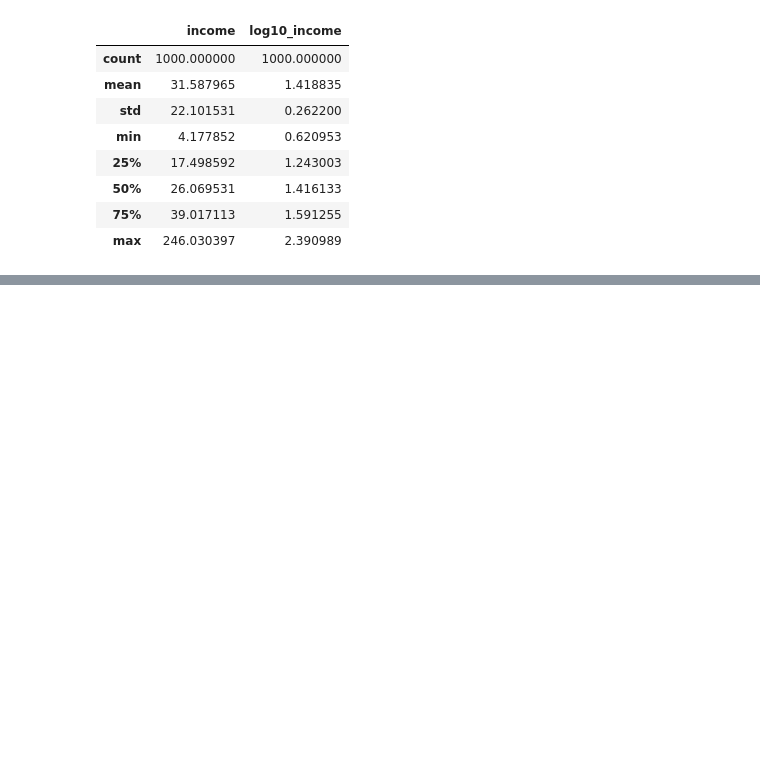
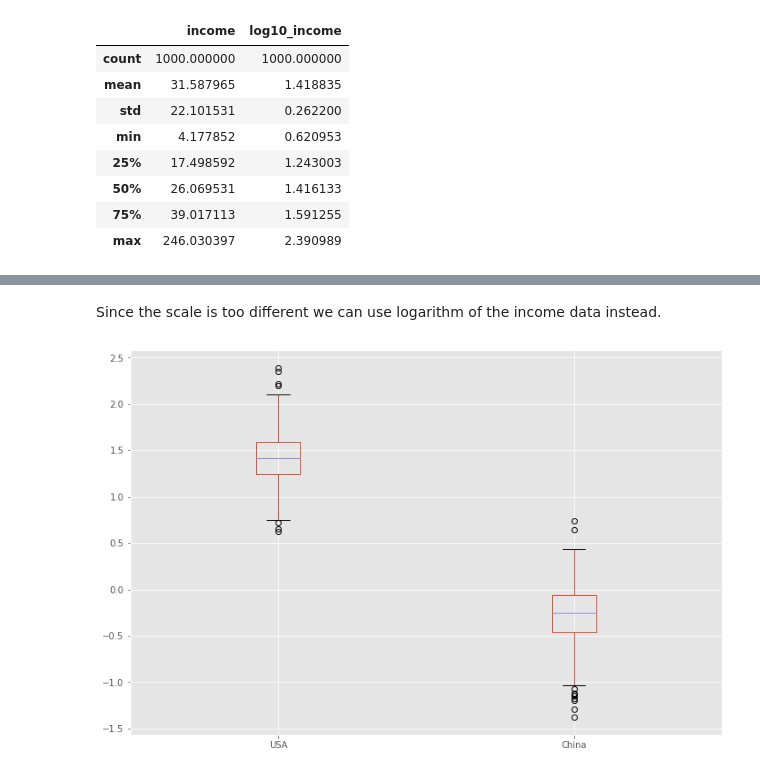
Before and after one commit to olgarozhdestvina/Data-Science-and-Machine-Learning, a Jupyter notebook: Data visualization/Income.ipynb, the cells around one changed output, grey strips where cells are left out. Saved outputs shown, nothing was run; the diff lists cells and outputs as text; code cells hidden in the pictures; blank space fills up the shorter version.

```diff
--- a/Data visualization/Income.ipynb
+++ b/Data visualization/Income.ipynb
@@ -142,0 +157,6 @@ ___
+# %% [markdown]
+Since the scale is too different we can use logarithm of the income data instead.
+# %%
+pd.DataFrame({'USA': usa1965.log10_income, 'China': china1965.log10_income}).boxplot();
+# %% [output]
+[figure, added]
```
Also changed, not shown: parts of 20 cells of this notebook.
